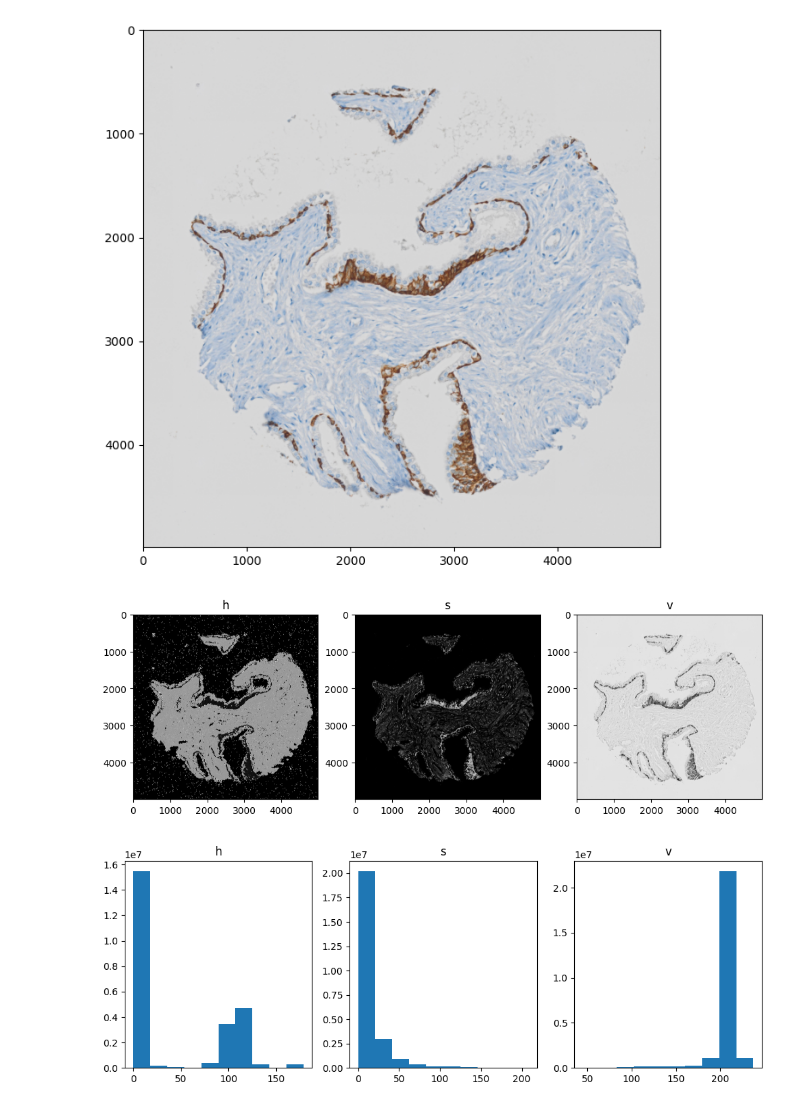
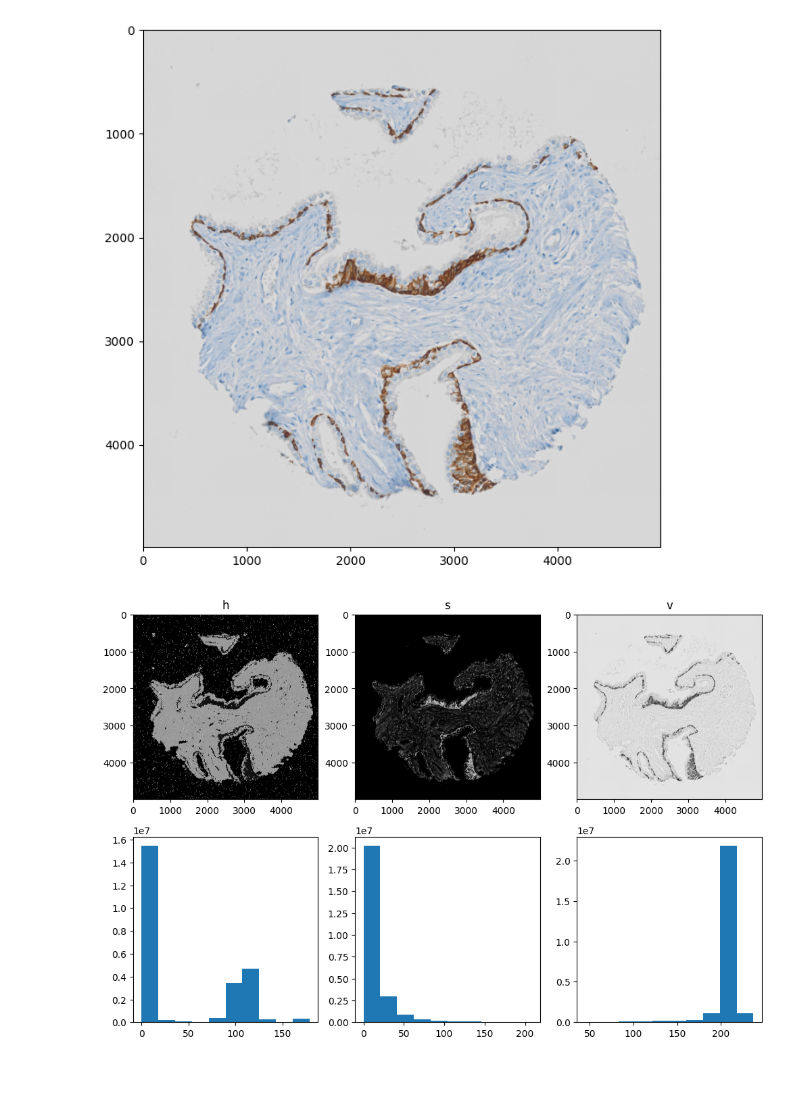
Before and after one commit to sebdei/staining-of-digital-histology-slides-using-gans, a Jupyter notebook: color_space/color_space_test.ipynb, the cells around one changed output. Cells and saved outputs as stored; diff of their text form; code cells hidden in the pictures; blank space fills up the shorter version.

Commit message:
hists on same figure

```diff
--- a/color_space/color_space_test.ipynb
+++ b/color_space/color_space_test.ipynb
@@ -3,7 +3,7 @@ import cv2
 from matplotlib import pyplot as plt
 import numpy as np
 
-path = "evaluation/testB/22-14-0ECDDB-B-A719A8-B.ihc.HB.jpg"
+path = "./22-14-0ECDDB-B-A719A8-B.ihc.HB.jpg"
 
 img = cv2.imread(path)
 img_rgb = cv2.cvtColor(img, cv2.COLOR_BGR2RGB)
@@ -18,33 +18,25 @@ plt.show()
 # %%
 img_hsv = cv2.cvtColor(img, cv2.COLOR_BGR2HSV)
 
 h, s, v = img_hsv[:, :, 0], img_hsv[:, :, 1], img_hsv[:, :, 2]
 
-fig, (ax1, ax2, ax3) = plt.subplots(1,3, figsize=(12,8), dpi=100)
+fig, ((ax1, ax2, ax3), (ax4, ax5, ax6)) = plt.subplots(2,3, figsize=(12,8), dpi=100)
 
 ax1.set_title("h")
 ax1.imshow(h, cmap = "gray")
 ax2.set_title("s")
 ax2.imshow(s, cmap = "gray")
 ax3.set_title("v")
 ax3.imshow(v, cmap = "gray")
 
+ax4.hist(h.flatten())
+ax5.hist(s.flatten())
+ax6.hist(v.flatten())
+
+
 plt.show()
 # %% [output]
-[figure, old version]
+[figure, new version]
-# %%
-fig, (ax1, ax2, ax3) = plt.subplots(1, 3, figsize=(12, 4), dpi=100)
-
-ax1.set_title("h")
-ax1.hist(h.flatten())
-ax2.set_title("s")
-ax2.hist(s.flatten())
-ax3.set_title("v")
-ax3.hist(v.flatten())
-
-plt.show()
-# %% [output]
-[figure, removed]
 # %%
 img_lab = cv2.cvtColor(img, cv2.COLOR_BGR2LAB)
 
```
Also changed, not shown: parts of 3 cells of this notebook.
